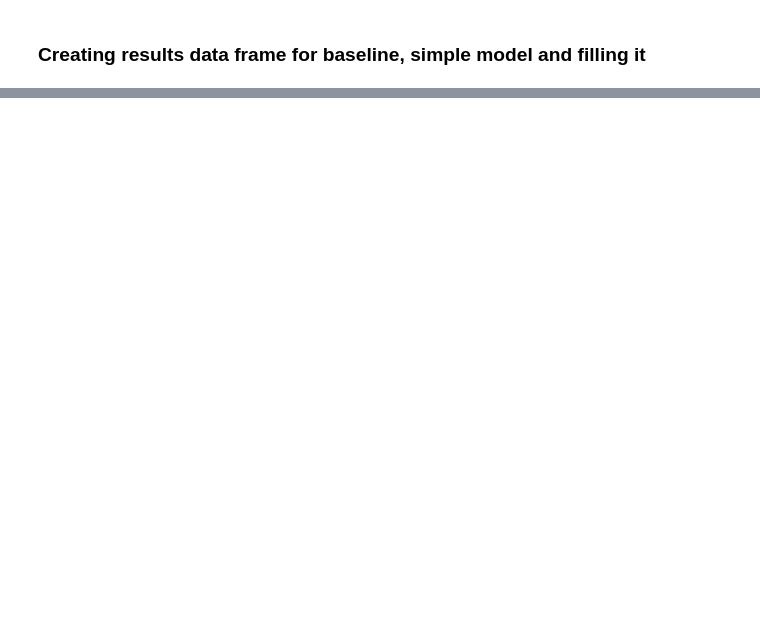
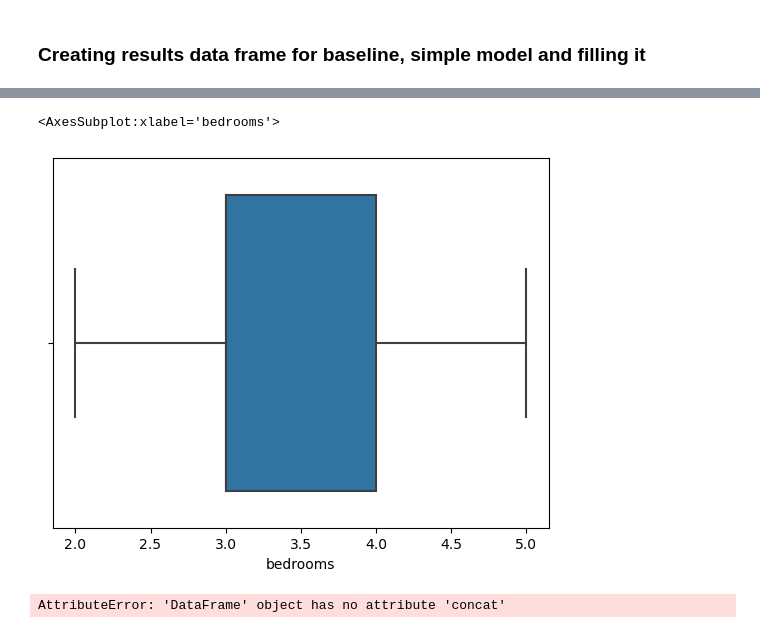
Before and after one commit to jcrosenberger/regression_zillow_2017, a Jupyter notebook: work_in_progress.ipynb, the cells around one changed output, grey strips where cells are left out. Saved outputs shown, nothing was run; the diff lists cells and outputs as text; code cells hidden in the pictures; blank space fills up the shorter version.

```diff
--- a/work_in_progress.ipynb
+++ b/work_in_progress.ipynb
@@ -200,0 +238,11 @@ r2, r2V2
+# %%
+high_bed_bool = df['bedrooms'] <= 5
+low_bed_bool  = df['bedrooms'] > 1
+tax_bool = df['tax_value'] < 1757580
+bathroom_bool = df['baths'] <= 4
+# %%
+# county = df['fips'] == 6037
+better_df = df
+better_df = better_df[high_bed_bool & low_bed_bool]
+better_df = better_df[tax_bool]
+better_df = better_df[bathroom_bool]
@@ -200,0 +265,9 @@ r2, r2V2
+# %%
+sns.boxplot(x = better_df['bedrooms'])
+# %% [output]
+<AxesSubplot:xlabel='bedrooms'>
+[figure, added]
+# %%
+a.concat(b)
+# %% [output]
+AttributeError: 'DataFrame' object has no attribute 'concat'
```
Also changed, not shown: parts of 34 cells of this notebook, 2 other files.
